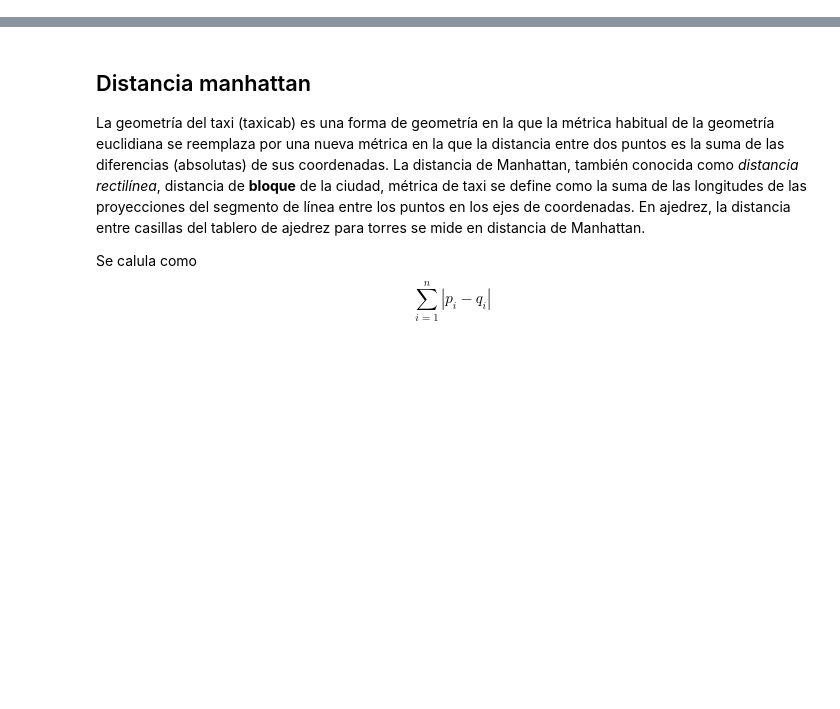
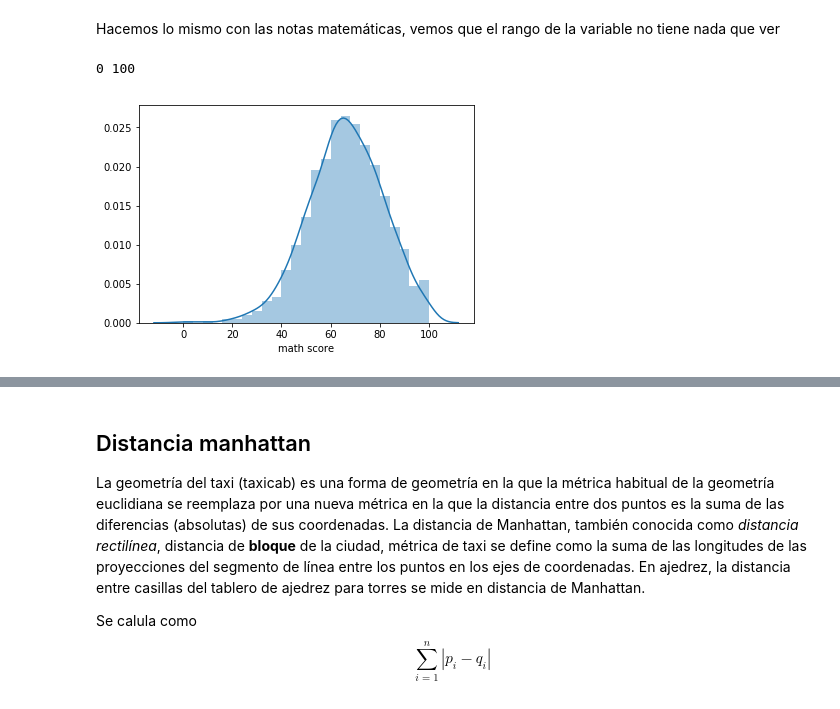
Before and after one commit to davidreyblanco/ml-training, a Jupyter notebook: distances/Distancias y medidas de proximidad.ipynb, the cells around one changed output, grey strips where cells are left out. Cells and saved outputs as stored; diff of their text form; code cells hidden in the pictures; blank space fills up the shorter version.

```diff
--- a/distances/Distancias y medidas de proximidad.ipynb
+++ b/distances/Distancias y medidas de proximidad.ipynb
@@ -23,0 +125,8 @@ Sin embargo en los conjuntos de datos tenemos datos de distinta naturaleza, como
+# %% [markdown]
+Hacemos lo mismo con las notas matemáticas, vemos que el rango de la variable no tiene nada que ver
+# %%
+sns.distplot((df_students['math score']))
+print(min(df_students['math score']),max(df_students['math score']))
+# %% [output]
+0 100
+[figure, added]
```
Also changed, not shown: parts of 40 cells of this notebook, 1 other file.
